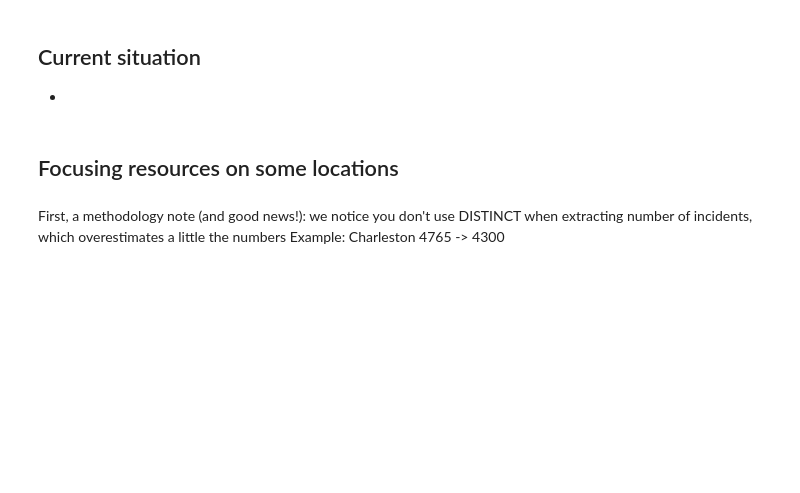
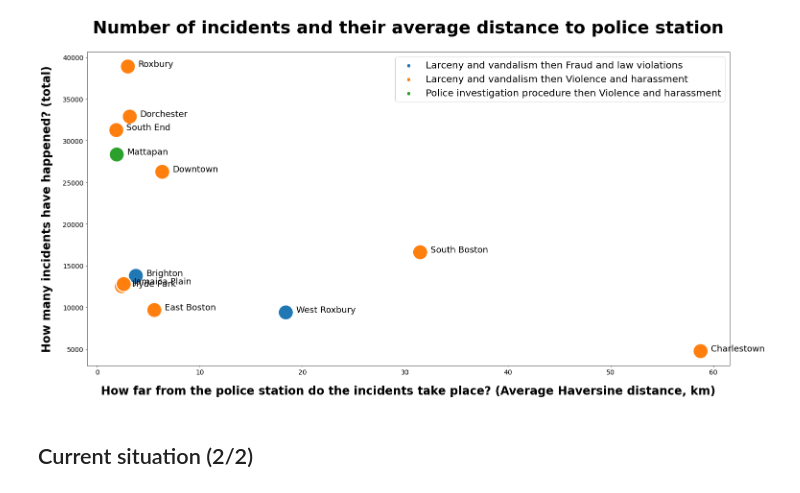
Before and after one commit to ClemenceK/data-certification-exam, a Jupyter notebook: decision_science/Presentation.ipynb, the cells around one changed output. Drawn from its saved outputs; the diff is of its cells as text; code cells hidden in the pictures; blank space fills up the shorter version.

```diff
--- a/decision_science/Presentation.ipynb
+++ b/decision_science/Presentation.ipynb
@@ -10,0 +9,36 @@ Two main recommendations:
+# %%
+import pandas as pd
+import seaborn as sns
+import matplotlib.pyplot as plt
+
+total_police_df = pd.read_csv("total_police_df.csv")
+
+final_df = pd.read_csv("final_df.csv")
+# %%
+def label_point(x, y, val, ax):
+    a = pd.concat({'x': x, 'y': y, 'val': val}, axis=1)
+    for i, point in a.iterrows():
+        ax.text(point['x']+1, point['y']-0.8, str(point['val']), size=18)
+
+def distance_and_incidents_graph():
+
+    fig, ax = plt.subplots(1,1, figsize=( 24, 12))
+
+    sns.scatterplot(x="DIST_TO_POLICE_STATION", y="INCIDENT_NUMBER",
+                    hue="Two most frequent types of incidents",
+                    data=total_police_df, s=1000)
+    plt.legend(prop={'size': 20})
+
+    ax.set_xlabel("How far from the police station do the incidents take place? (Average Haversine distance, km)",
+                  size=24, labelpad=20, weight='bold')
+    ax.set_ylabel("How many incidents have happened? (total)",
+                  size=24, labelpad=20, weight='bold')
+    ax.tick_params(which='major', labelsize=14)
+
+    plt.title("Number of incidents and their average distance to police station", size=36, pad=40, weight='bold')
+
+    label_point(total_police_df.DIST_TO_POLICE_STATION, total_police_df.INCIDENT_NUMBER, total_police_df.District, plt.gca())
+
+    plt.show()
+
+    pass
@@ -11,5 +51,7 @@ Two main recommendations:
+# %%
+distance_and_incidents_graph()
+# %% [output]
+[figure, added]
 # %% [markdown]
-Current situation
+Current situation (2/2)
 -----------------
-
-+
@@ -21,6 +57,0 @@ total_police_df = pd.reav("total_police_df.csv")
-# %% [markdown]
-Focusing resources on some locations
-------------------------------------
-# %% [markdown]
-First, a methodology note (and good news!): we notice you don't use DISTINCT when extracting number of incidents, which overestimates a little the numbers
-Example: Charleston 4765 -> 4300
```
Also changed, not shown: parts of 13 cells of this notebook, 2 other files.
